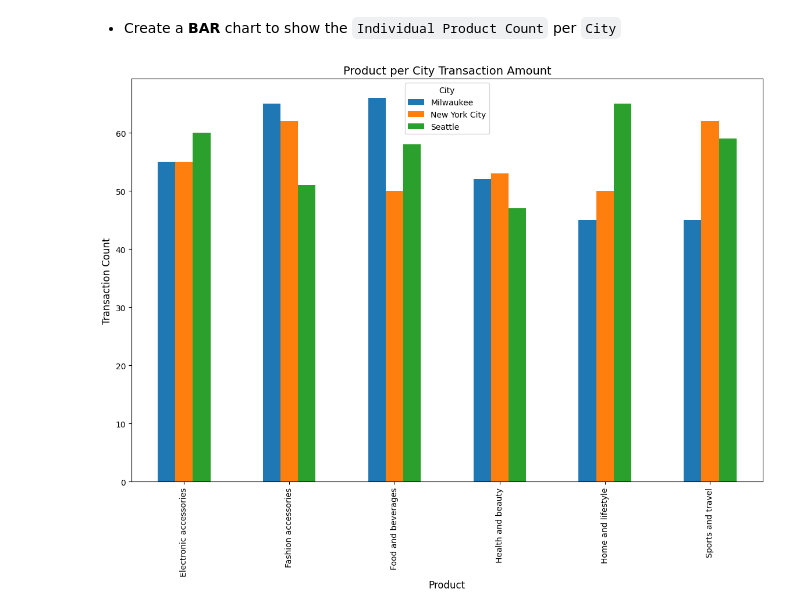
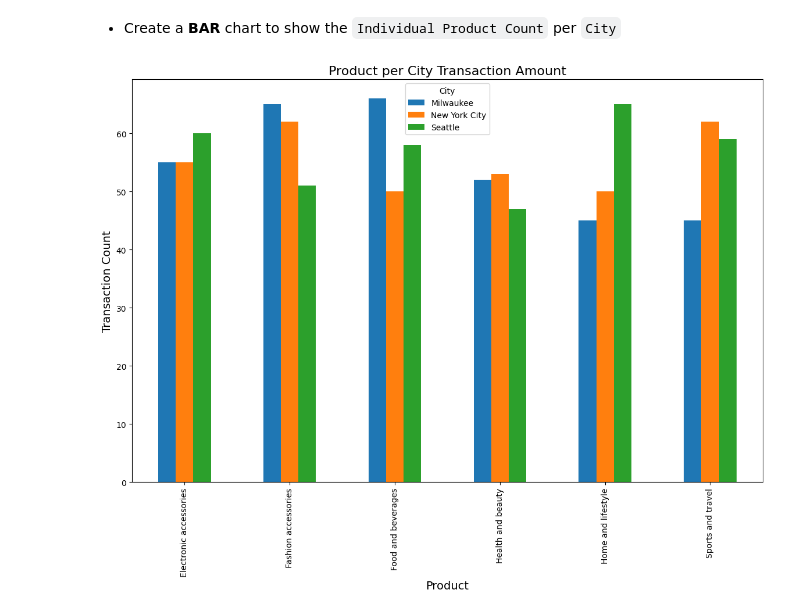
Before and after one commit to Nathan-Seeley/exploratory_data_analysis, a Jupyter notebook: sales_analysis.ipynb, the cells around one changed output. Saved outputs shown, nothing was run; the diff lists cells and outputs as text; code cells hidden in the pictures.

Commit message:
Changed charts in order to reflects a more in depth view of the Data provided

```diff
--- a/sales_analysis.ipynb
+++ b/sales_analysis.ipynb
@@ -200,8 +191,8 @@ plt.yticks(rotation="vertical");
 # %%
 cities = clean_df[(clean_df["City"] == "Seattle") | (clean_df["City"] == "New York City") | (clean_df["City"] == "Milwaukee")]
 cities.groupby(["Product_Line", "City"]).size().unstack().plot.bar(figsize = (14,9));
-plt.title("Product per City Transaction Amount", fontsize = 14)
-plt.xlabel("Product", fontsize = 12);
-plt.ylabel("Transaction Count", fontsize = 12);
+plt.title("Product per City Transaction Amount", fontsize = 16)
+plt.xlabel("Product", fontsize = 14);
+plt.ylabel("Transaction Count", fontsize = 14);
 # %% [output]
-[figure, old version]
+[figure, new version]
```
Also changed, not shown: parts of 9 cells of this notebook.
